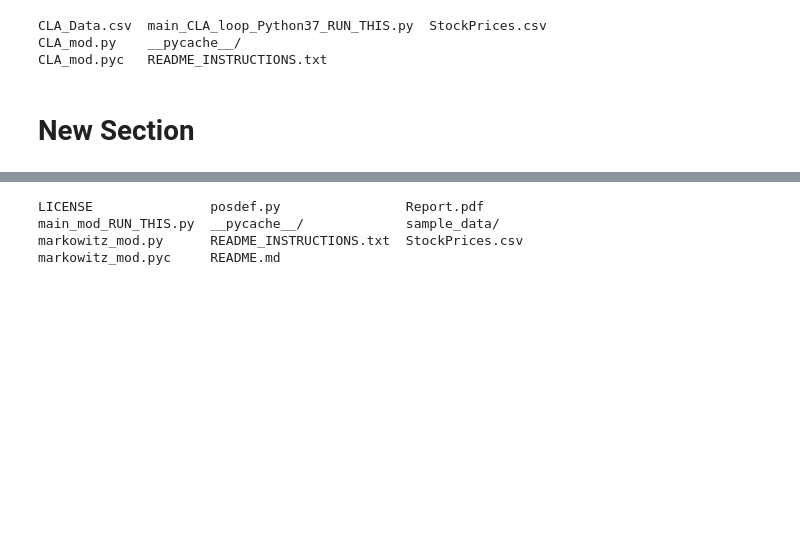
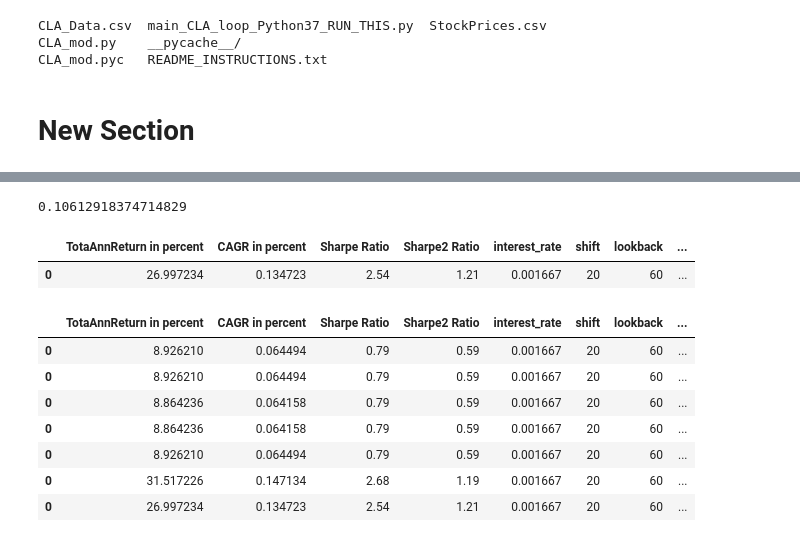
Before and after one commit to armandordorica/Portfolio_Optimization, a Jupyter notebook: markowitz_portfolio_optimization_master_CLA_LOOP_YFINANCE_PY37.ipynb, the cells around one changed output, grey strips where cells are left out. Saved outputs shown, nothing was run; the diff lists cells and outputs as text; code cells hidden in the pictures; blank space fills up the shorter version.

```diff
--- a/markowitz_portfolio_optimization_master_CLA_LOOP_YFINANCE_PY37.ipynb
+++ b/markowitz_portfolio_optimization_master_CLA_LOOP_YFINANCE_PY37.ipynb
@@ -309,7 +317,13 @@ Sharpe2 Ratio = 1.190000
-# %%
-ls
-# %% [output]
-LICENSE               posdef.py                Report.pdf
-main_mod_RUN_THIS.py  __pycache__/             sample_data/
-markowitz_mod.py      README_INSTRUCTIONS.txt  StockPrices.csv
-markowitz_mod.pyc     README.md
+# %%
+annualized_volatility = df.returns.std() * np.sqrt(periods)
+annualized_volatility
+# %% [output]
+0.10612918374714829
+# %%
+dict = {"TotaAnnReturn in percent":[TotaAnnReturn*100], 'CAGR in percent':[CAGR], 'Sharpe Ratio': [round(sharpe,2)],\
+        'Sharpe2 Ratio':[round(sharpe2,2)], 'interest_rate':[interest_rate],  'shift':[shift], 'lookback':[lookback], 'Annualized volatility':[annualized_volatility], 'cash':[cash]}
+output = pd.DataFrame(dict)
+output
+# %% [output]
+|  | TotaAnnReturn in percent | CAGR in percent | Sharpe Ratio | Sharpe2 Ratio | interest_rate | shift | lookback | ... |
+| 0 | 26.997234 | 0.134723 | 2.54 | 1.21 | 0.001667 | 20 | 60 | ... |
@@ -315,0 +334,12 @@ markowitz_mod.pyc     README.md
+# %%
+output_summary = output_summary.append(output)
+output_summary
+# %% [output]
+|  | TotaAnnReturn in percent | CAGR in percent | Sharpe Ratio | Sharpe2 Ratio | interest_rate | shift | lookback | ... |
+| 0 | 8.926210 | 0.064494 | 0.79 | 0.59 | 0.001667 | 20 | 60 | ... |
+| 0 | 8.926210 | 0.064494 | 0.79 | 0.59 | 0.001667 | 20 | 60 | ... |
+| 0 | 8.864236 | 0.064158 | 0.79 | 0.59 | 0.001667 | 20 | 60 | ... |
+| 0 | 8.864236 | 0.064158 | 0.79 | 0.59 | 0.001667 | 20 | 60 | ... |
+| 0 | 8.926210 | 0.064494 | 0.79 | 0.59 | 0.001667 | 20 | 60 | ... |
+| 0 | 31.517226 | 0.147134 | 2.68 | 1.19 | 0.001667 | 20 | 60 | ... |
+| 0 | 26.997234 | 0.134723 | 2.54 | 1.21 | 0.001667 | 20 | 60 | ... |
```
Also changed, not shown: parts of 15 cells of this notebook.
